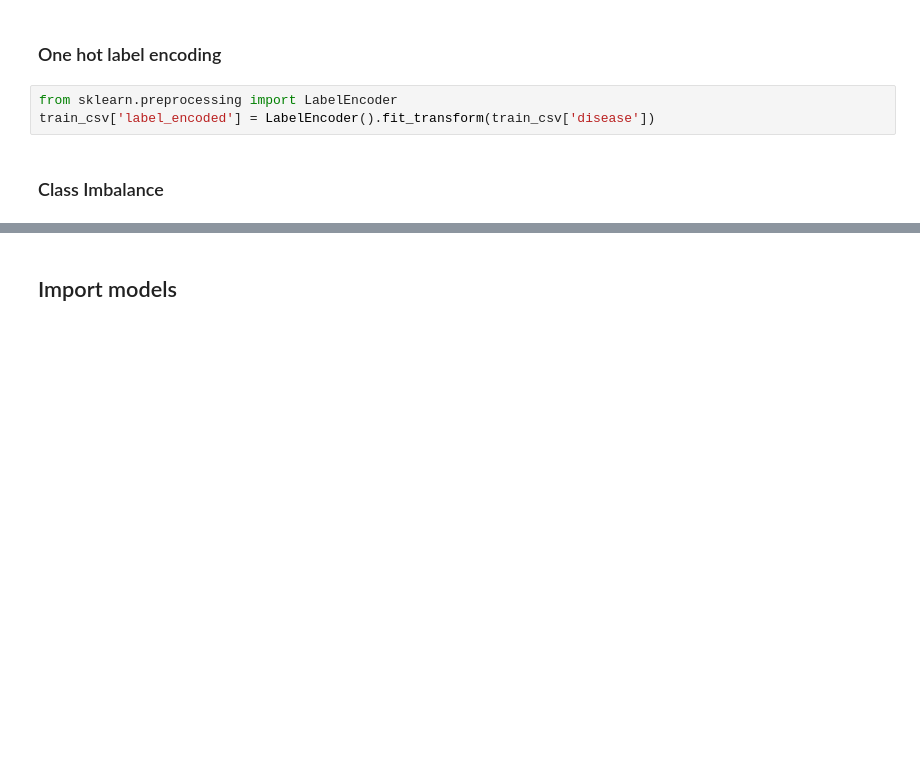
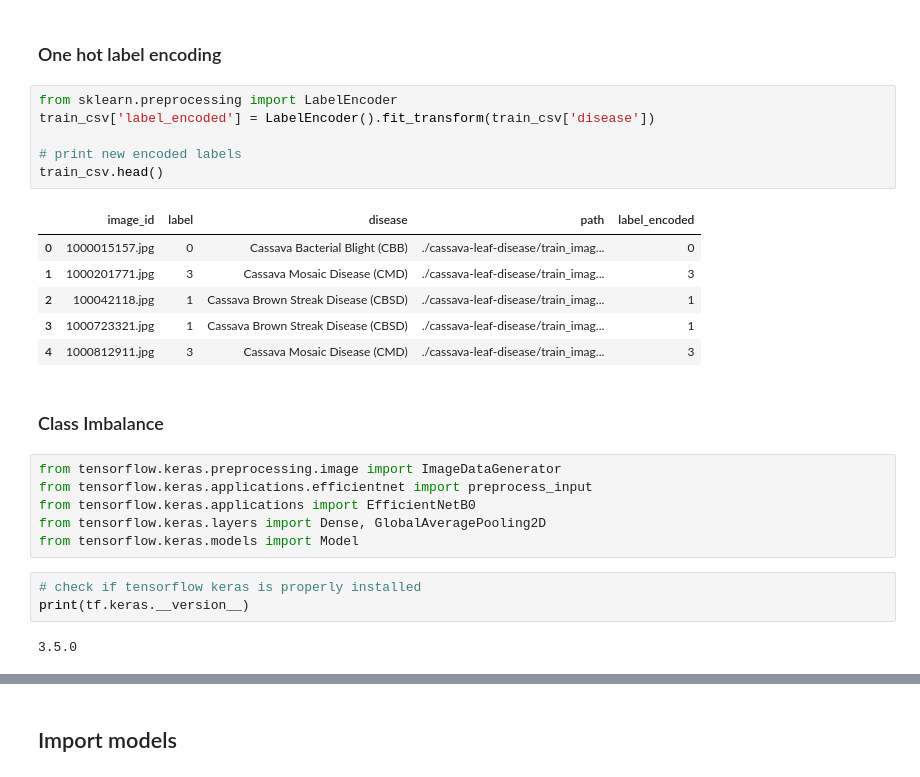
Before and after one commit to loser564/SC4000-Leaf-Project, a Jupyter notebook: cassava.ipynb, the cells around one changed output, grey strips where cells are left out. Drawn from its saved outputs; the diff is of its cells as text; blank space fills up the shorter version.

```diff
--- a/cassava.ipynb
+++ b/cassava.ipynb
@@ -58,6 +60,27 @@ dtype: int64
 # %%
 from sklearn.preprocessing import LabelEncoder
 train_csv['label_encoded'] = LabelEncoder().fit_transform(train_csv['disease'])
+
+# print new encoded labels
+train_csv.head()
+# %% [output]
+|  | image_id | label | disease | path | label_encoded |
+| 0 | 1000015157.jpg | 0 | Cassava Bacterial Blight (CBB) | ./cassava-leaf-disease/train_imag... | 0 |
+| 1 | 1000201771.jpg | 3 | Cassava Mosaic Disease (CMD) | ./cassava-leaf-disease/train_imag... | 3 |
+| 2 | 100042118.jpg | 1 | Cassava Brown Streak Disease (CBSD) | ./cassava-leaf-disease/train_imag... | 1 |
+| 3 | 1000723321.jpg | 1 | Cassava Brown Streak Disease (CBSD) | ./cassava-leaf-disease/train_imag... | 1 |
+| 4 | 1000812911.jpg | 3 | Cassava Mosaic Disease (CMD) | ./cassava-leaf-disease/train_imag... | 3 |
 # %% [markdown]
 ### Class Imbalance
+# %%
+from tensorflow.keras.preprocessing.image import ImageDataGenerator
+from tensorflow.keras.applications.efficientnet import preprocess_input
+from tensorflow.keras.applications import EfficientNetB0
+from tensorflow.keras.layers import Dense, GlobalAveragePooling2D
+from tensorflow.keras.models import Model
+# %%
+# check if tensorflow keras is properly installed
+print(tf.keras.__version__)
+# %% [output]
+3.5.0
 # %%
```
Also changed, not shown: parts of 17 cells of this notebook.
